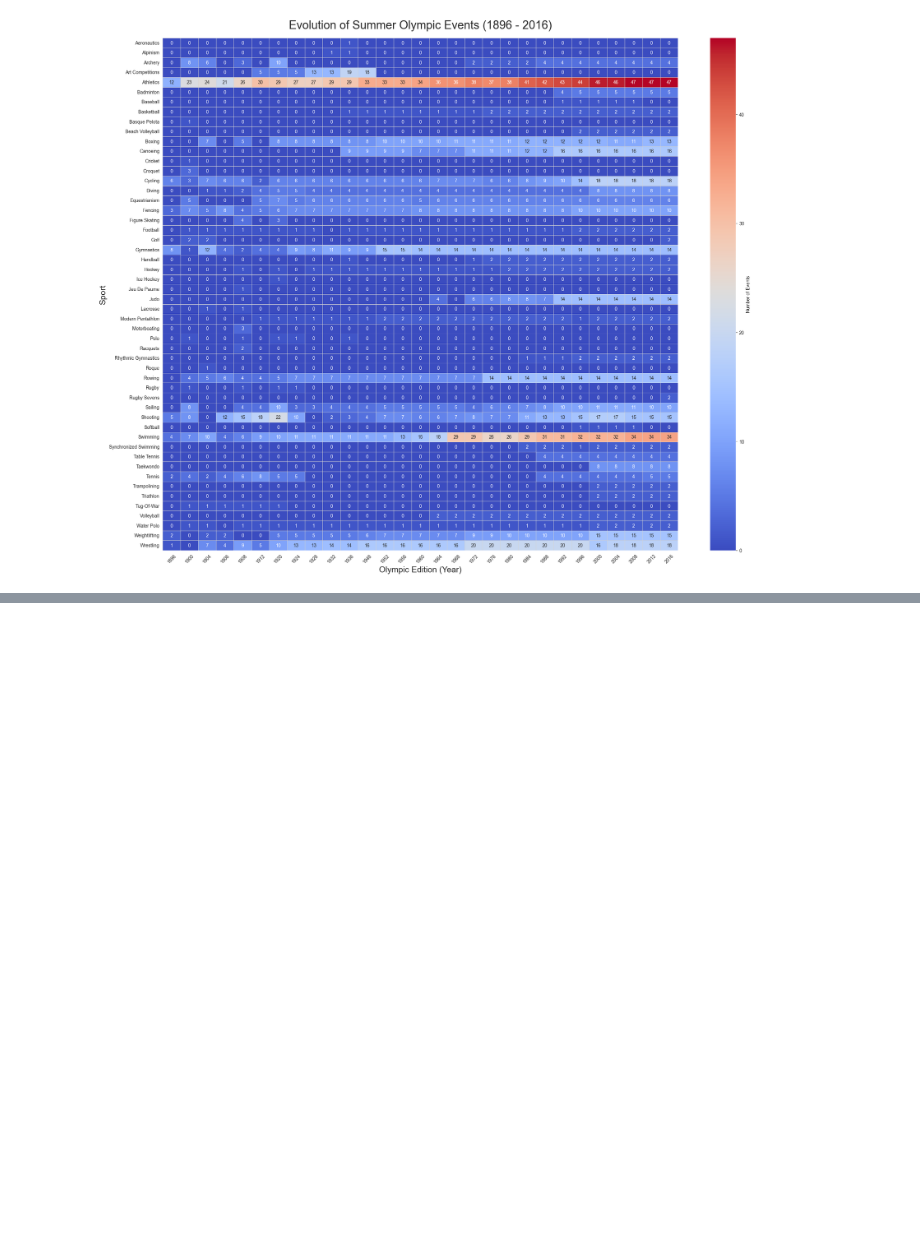
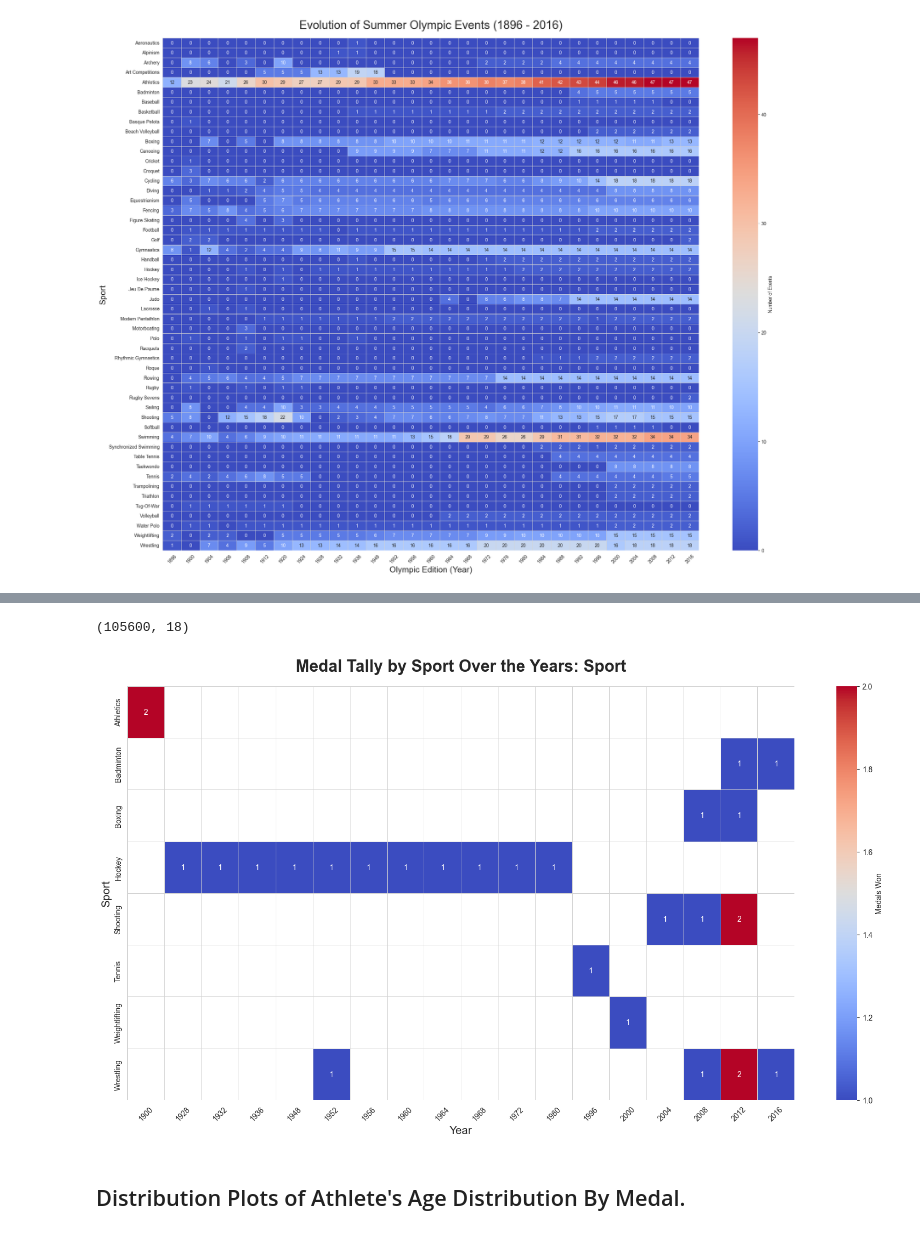
Before and after one commit to Yash-devs-cmd/Olympic-data-Analysis, a Jupyter notebook: experiments.ipynb, the cells around one changed output, grey strips where cells are left out. Saved outputs shown, nothing was run; the diff lists cells and outputs as text; code cells hidden in the pictures; blank space fills up the shorter version.

```diff
--- a/experiments.ipynb
+++ b/experiments.ipynb
@@ -218,4 +234,4 @@ Todo:
 # %%
-# country = df_copy['NOC'].unique().tolist()
-# country.insert(0 , "Overall")
-# country
+country = df_copy['NOC'].unique().tolist()
+country.insert(0 , "Overall")
+country
@@ -513,0 +616,4 @@ plt.show()
+# %%
+df_copy.shape
+# %% [output]
+(105600, 18)
@@ -513,0 +640,42 @@ plt.show()
+# %%
+def medal_over_the_years(df, country):
+    # Filtering and deduplication (Event-based)
+    temp_df = df.dropna(subset=['Medal'])
+    temp_df = temp_df[temp_df['Medal'] != 'No Medal']
+    temp_df = temp_df[temp_df['NOC'] == country]
+
+    # Strict deduplication for official count
+    temp_df = temp_df.drop_duplicates(subset=['NOC', 'Year', 'Sport', 'Event', 'Medal'])
+
+    # Pivot table (Keep Sport as index)
+    x = temp_df.pivot_table(index='Sport', columns='Year', values='Medal', aggfunc='count', fill_value=0)
+    return x
+
+# Get data
+temp = medal_over_the_years(df_copy, 'IND')
+
+# Plotting with Decorators
+plt.figure(figsize=(20, 10))
+sns.set_style("white")
+
+# 'mask' hides the 0s so only winning years are colored
+# 'YlGnBu' is more modern; 'annot' shows the count
+sns.heatmap(temp,
+            annot=True,
+            mask=(temp == 0),
+            cmap="coolwarm",
+            linewidths=0.5,
+            linecolor='lightgrey',
+            cbar_kws={'label': 'Medals Won'})
+
+plt.title(f"Medal Tally by Sport Over the Years: {temp.index.name if 'temp' in locals() else 'Country'}",
+          fontsize=22, fontweight='bold', pad=20)
+plt.xlabel("Year", fontsize=15)
+plt.ylabel("Sport", fontsize=15)
+plt.xticks(rotation=45)
+
+plt.show()
+# %% [output]
+[figure, added]
+# %% [markdown]
+## Distribution Plots of Athlete's Age Distribution By Medal.
```
Also changed, not shown: parts of 38 cells of this notebook, 2 other files.
